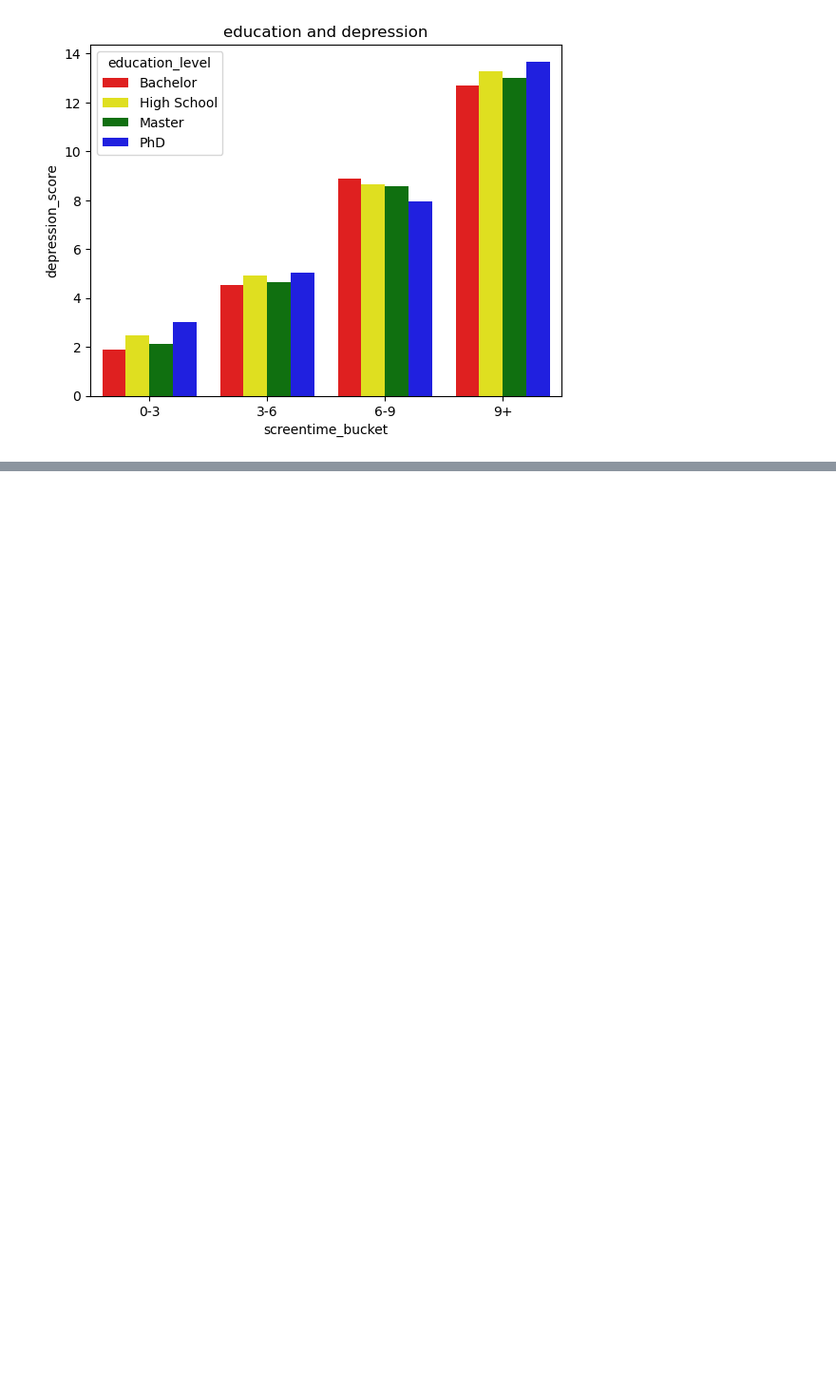
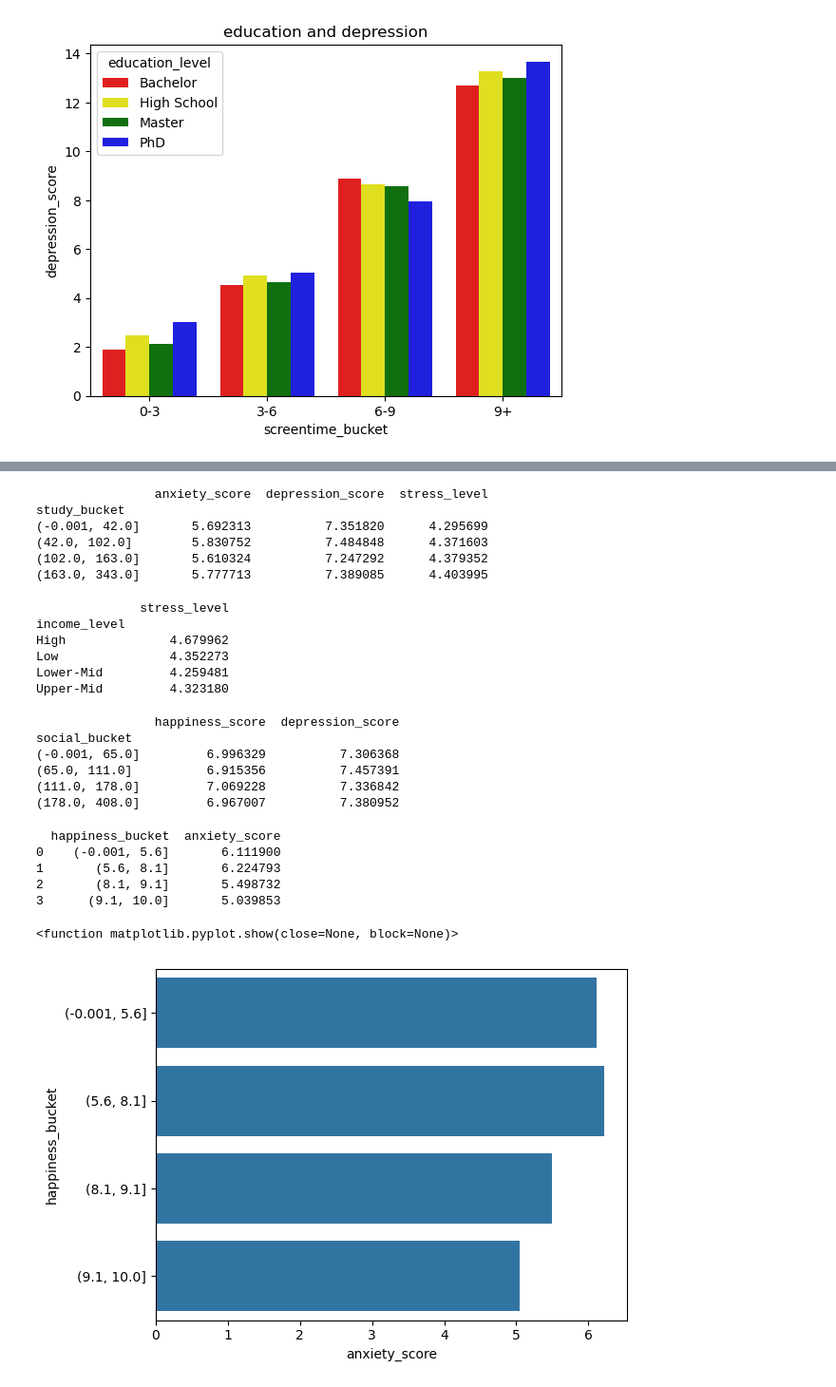
Before and after one commit to abbeygodfrey/insy6500-project, a Jupyter notebook: notebooks/data_cleanup.ipynb, the cells around one changed output, grey strips where cells are left out. Shown at 95% size. Drawn from its saved outputs; the diff is of its cells as text; code cells hidden in the pictures; blank space fills up the shorter version.

Commit message:
finsihed planned data analysis and fixed error in cleaning code

```diff
--- a/notebooks/data_cleanup.ipynb
+++ b/notebooks/data_cleanup.ipynb
@@ -249,0 +274,15 @@ college-aged 0-3                     6.156930          2.116279      4.547166
+# %%
+#we want to look at the affect of studying on anxiety and depression
+
+#we'll use qcut for binning for this to even out the spread with standard 4 quantiles
+df_cleaned['study_bucket'] = pd.qcut(df_cleaned['study_mins'], 4)
+
+digital_study_effects = df_cleaned.groupby(['study_bucket'], observed=False).agg({'anxiety_score':'mean', 'depression_score':'mean', 'stress_level':'mean'})
+print(digital_study_effects)
+# %% [output]
+                anxiety_score  depression_score  stress_level
+study_bucket
+(-0.001, 42.0]       5.692313          7.351820      4.295699
+(42.0, 102.0]        5.830752          7.484848      4.371603
+(102.0, 163.0]       5.610324          7.247292      4.379352
+(163.0, 343.0]       5.777713          7.389085      4.403995
@@ -249,0 +292,11 @@ college-aged 0-3                     6.156930          2.116279      4.547166
+# %%
+#no need for bins on this one. let's look at stress level as related to income level
+stress_and_income = df_cleaned.groupby(['income_level'], observed=False).agg({'stress_level':'mean'})
+print(stress_and_income)
+# %% [output]
+              stress_level
+income_level
+High              4.679962
+Low               4.352273
+Lower-Mid         4.259481
+Upper-Mid         4.323180
@@ -249,0 +305,14 @@ college-aged 0-3                     6.156930          2.116279      4.547166
+# %%
+#now, we want to see if happiness is lower the larger social media mins are
+
+df_cleaned['social_bucket'] = pd.qcut(df_cleaned['social_media_mins'], 4)
+
+social_media_and_happiness = df_cleaned.groupby(['social_bucket'], observed=False).agg({'happiness_score':'mean', 'depression_score':'mean'})
+print(social_media_and_happiness)
+# %% [output]
+                happiness_score  depression_score
+social_bucket
+(-0.001, 65.0]         6.996329          7.306368
+(65.0, 111.0]          6.915356          7.457391
+(111.0, 178.0]         7.069228          7.336842
+(178.0, 408.0]         6.967007          7.380952
@@ -249,0 +321,19 @@ college-aged 0-3                     6.156930          2.116279      4.547166
+# %%
+#is anxiety higher in people with lower happiness scores?
+df_cleaned['happiness_bucket'] = pd.qcut(df_cleaned['happiness_score'], 4)
+
+anxiety_and_happiness = df_cleaned.groupby(['happiness_bucket'], observed=False).agg({'anxiety_score':'mean'}).reset_index()
+print(anxiety_and_happiness)
+# %% [output]
+  happiness_bucket  anxiety_score
+0    (-0.001, 5.6]       6.111900
+1       (5.6, 8.1]       6.224793
+2       (8.1, 9.1]       5.498732
+3      (9.1, 10.0]       5.039853
+# %%
+#there is a correlation in this one. let's graph it
+sns.barplot(data = anxiety_and_happiness, y = 'happiness_bucket', x = 'anxiety_score')
+plt.show
+# %% [output]
+<function matplotlib.pyplot.show(close=None, block=None)>
+[figure, added]
```
Also changed, not shown: parts of 19 cells of this notebook, 1 other file.
